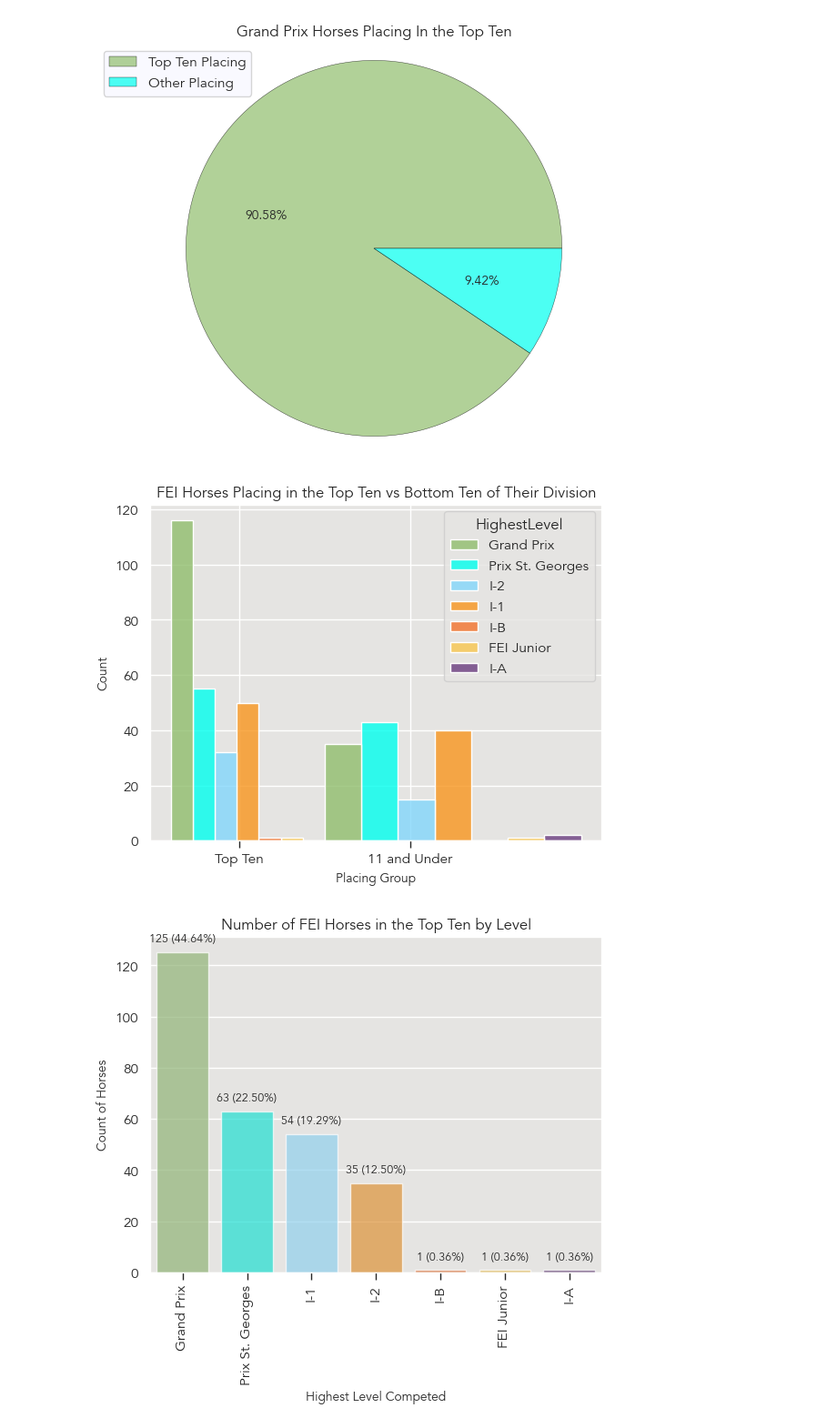
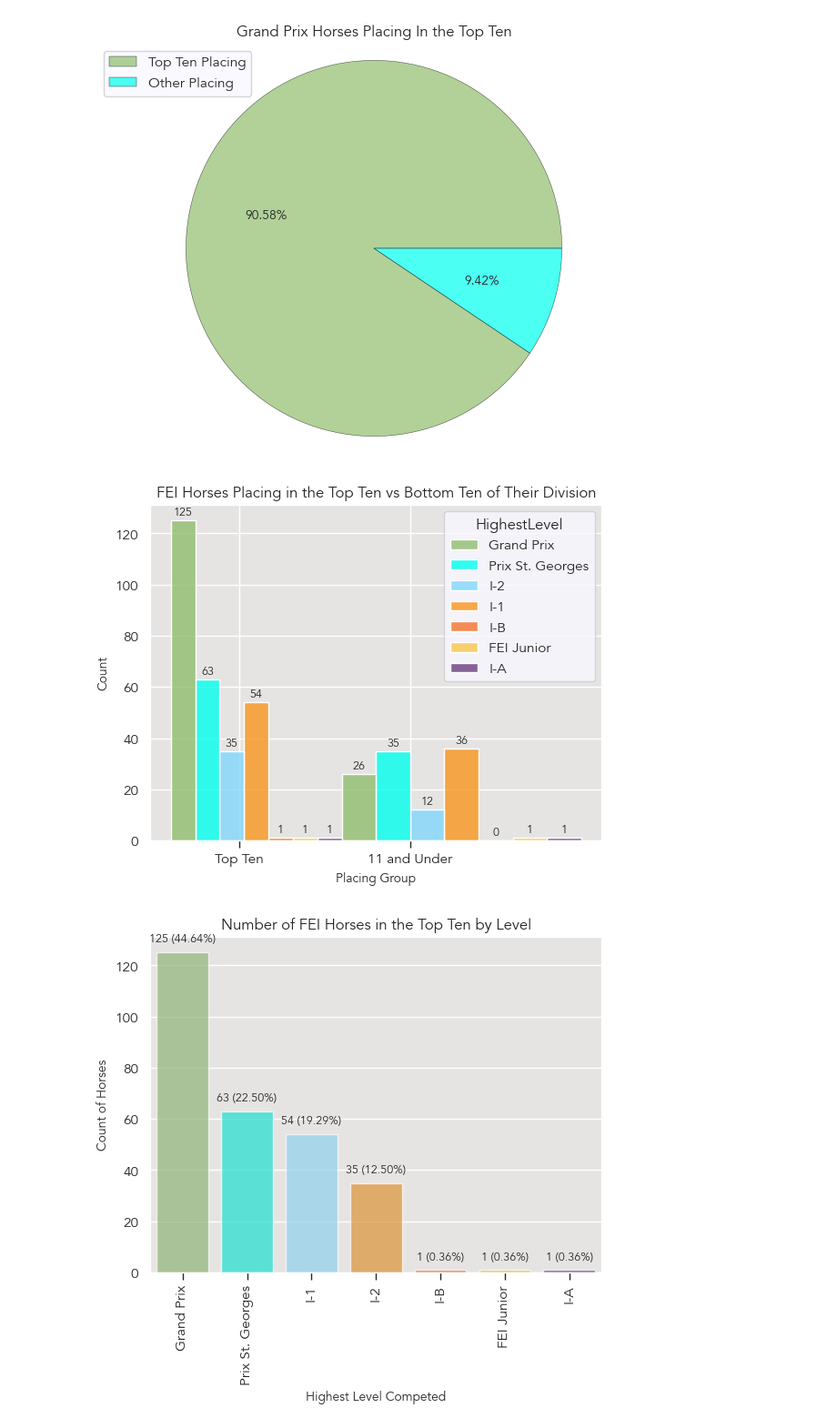
Before and after one commit to siobyrne/young-dressage-horse-program-analysis, a Jupyter notebook: younghorse.ipynb, the cells around one changed output. Shown at 91% size. Cells and saved outputs as stored; diff of their text form; code cells hidden in the pictures.

Commit message:
Change bins on top ten vs bottom ten placing histogram, add annotation for count of each level/placing group

```diff
--- a/younghorse.ipynb
+++ b/younghorse.ipynb
@@ -474,29 +474,33 @@ See the caveats in the documentation: https://pandas.pydata.org/pandas-docs/stab
   gp_placings['TopTen'] = gp_placings['OverallPlacing'].apply(get_top_ten)
 [figure]
 # %%
-# create a histogram of FEI horses by placing
+# create a histogram of FEI horses placing in the top ten vs the bottom ten at championships
 
 # concatonate top ten and bottom ten dataframes
 frames = [top_ten, bottom_ten]
 placing_group = pd.concat(frames)
 
 # set up bins and labels
-placing_bins = [1, 10, 25]
+placing_bins = [1, 11, 25]
 placing_labels = ['Top Ten', '11 and Under']
 
 # set up histogram
 ax = sns.histplot(x='OverallPlacing', bins=placing_bins, hue='HighestLevel', palette=color_palette, alpha=0.8,multiple='dodge', data=placing_group)
+
+# add annotation for count and percentage of each level
+for p in ax.patches:
+    ax.annotate("{:0,.0f}".format(p.get_height(), p.get_height()*100/top_ten_count), (p.get_x() + p.get_width()/2, p.get_height() + 1), ha = 'center', va = 'bottom', fontsize=9)
 
 # set xticks and xticks labels, xlabel, and title
 ax.set_xticks([5,15])
 ax.set_xticklabels(placing_labels)
 ax.set_title('FEI Horses Placing in the Top Ten vs Bottom Ten of Their Division')
 ax.set_xlabel('Placing Group')
 
 # show and save figure
 plt.savefig('images/fei-by-placing.png')
 plt.show()
 # %% [output]
-[figure, old version]
+[figure, new version]
 # %%
 # create countplot of FEI horses placing in the top ten by highest level competed
```
Also changed, not shown: parts of 1 cell of this notebook, 1 other file.
